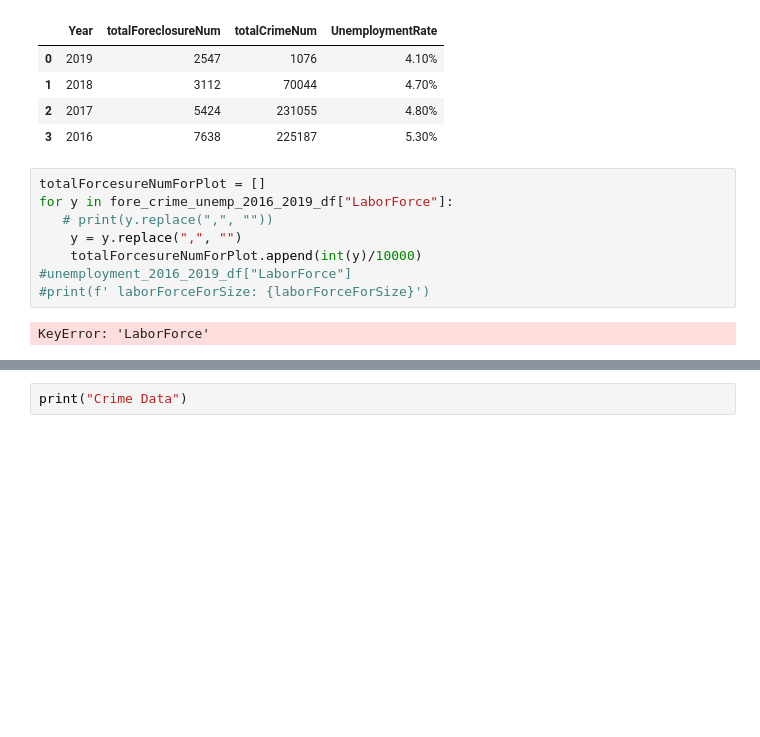
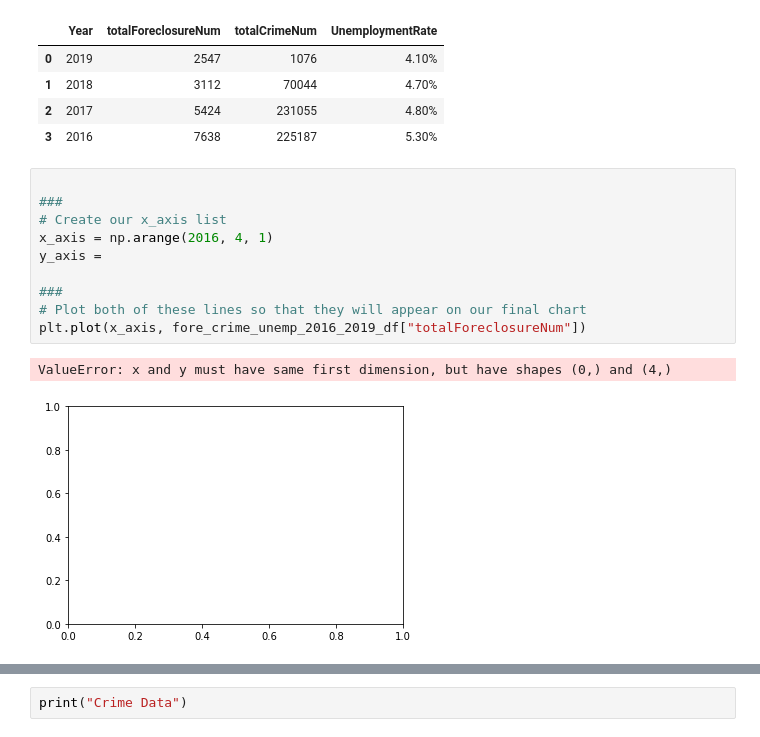
Before and after one commit to lisatian8/python-project1-challenge, a Jupyter notebook: UnemploymentRatePy.ipynb, the cells around one changed output, grey strips where cells are left out. Saved outputs shown, nothing was run; the diff lists cells and outputs as text; blank space fills up the shorter version.

```diff
--- a/UnemploymentRatePy.ipynb
+++ b/UnemploymentRatePy.ipynb
@@ -463,13 +463,16 @@ fore_crime_unemp_2016_2019_df
 | 1 | 2018 | 3112 | 70044 | 4.70% |
 | 2 | 2017 | 5424 | 231055 | 4.80% |
 | 3 | 2016 | 7638 | 225187 | 5.30% |
-# %%
-totalForcesureNumForPlot = []
-for y in fore_crime_unemp_2016_2019_df["LaborForce"]:
-   # print(y.replace(",", ""))
-    y = y.replace(",", "")
-    totalForcesureNumForPlot.append(int(y)/10000)
-#unemployment_2016_2019_df["LaborForce"]
-#print(f' laborForceForSize: {laborForceForSize}')
-# %% [output]
-KeyError: 'LaborForce'
+# %%
+
+###
+# Create our x_axis list
+x_axis = np.arange(2016, 4, 1)
+y_axis =
+
+###
+# Plot both of these lines so that they will appear on our final chart
+plt.plot(x_axis, fore_crime_unemp_2016_2019_df["totalForeclosureNum"])
+# %% [output]
+ValueError: x and y must have same first dimension, but have shapes (0,) and (4,)
+[figure, added]
```
Also changed, not shown: parts of 2 cells of this notebook.
